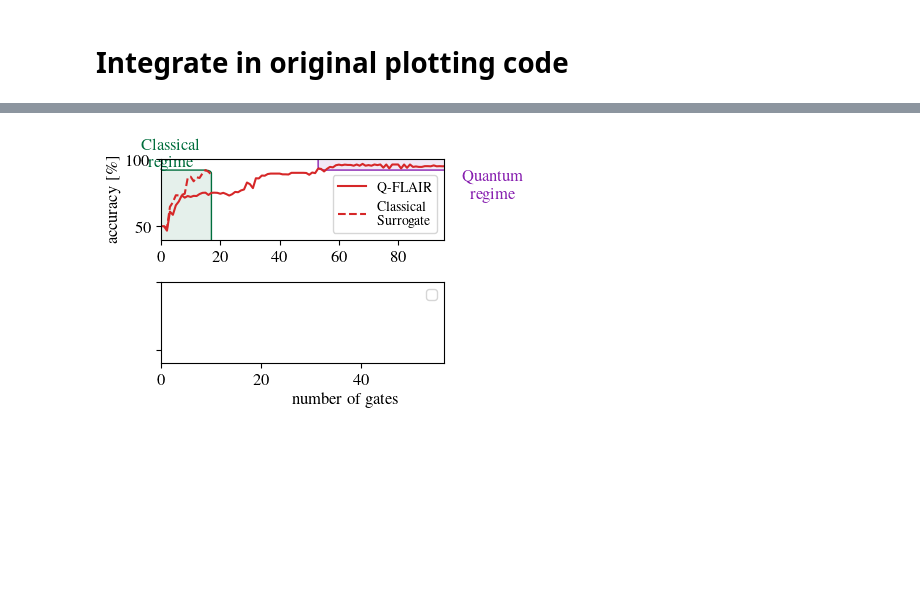
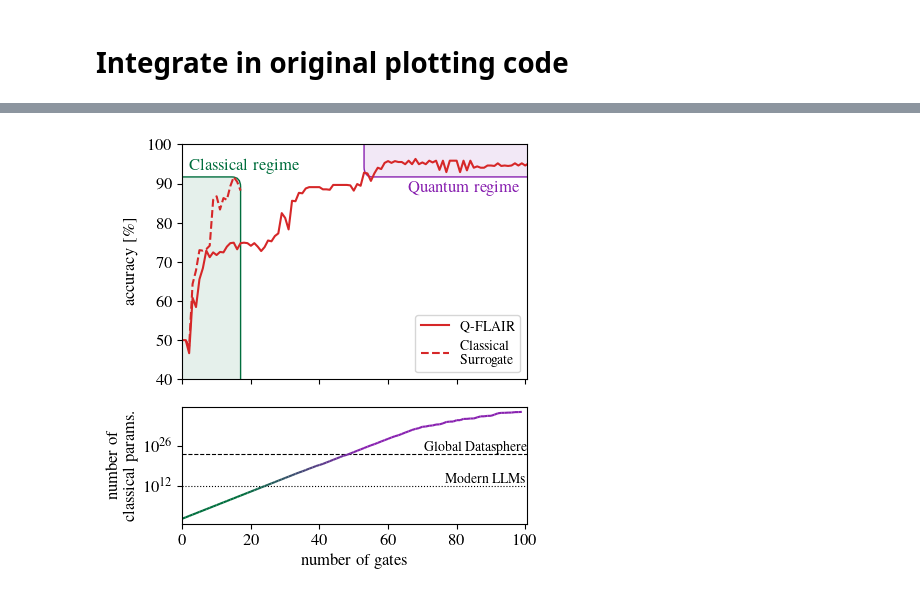
Before and after one commit to phels23/Q-FLAIR, a Jupyter notebook: ClassicalSurrogateBenchmark/fixed_QFLAIR_QNN_benchmark_eval.ipynb, the cells around one changed output, grey strips where cells are left out. Drawn from its saved outputs; the diff is of its cells as text; code cells hidden in the pictures; blank space fills up the shorter version.

Commit message:
Add classical parameter scaling plot

```diff
--- a/ClassicalSurrogateBenchmark/fixed_QFLAIR_QNN_benchmark_eval.ipynb
+++ b/ClassicalSurrogateBenchmark/fixed_QFLAIR_QNN_benchmark_eval.ipynb
@@ -8,7 +8,7 @@ import os
 from torch.utils.benchmark.examples.spectral_ops_fuzz_test import BENCHMARK_MAP
 # %%
 BENCHMARK_RESULTS_DIR = "."
-Q_FLAIR_RESULTS_DIR = "../Results/Data_QNN"
+Q_FLAIR_RESULTS_DIR = "." #"../Results/Data_QNN"
 # %% [markdown]
 # Load accuracy results
 # %%
@@ -129,14 +223,14 @@ def add_rounded_box(ax, p1, p2, c='gray', alpha=0.3, header=None, footer=None):
 mpl.rcParams.update({'text.usetex':True,'font.size': 12, 'font.family': 'serif', 'font.serif': ['Times', 'Computer Modern']})
 
 color = ['tab:red','orange','tab:purple','green']
-fig = plt.figure(figsize=(11.69*0.4, 8.27*0.38))
-
 color_classical_regime = tuple(np.array([0, 110, 61])/255)
 color_quantum_regime = tuple(np.array([136, 33, 176])/255)
 
-# Initialize axes first so we can pass them to the function
-ax1 = plt.subplot(2, 1, 1) # Left plot (BS)
-ax2 = plt.subplot(2, 1, 2) # Right plot (MN)
+
+fig, (ax1, ax2) = plt.subplots(2, 1,
+                               figsize=(11.69*0.4, (4+8.27)*0.38),
+                               sharex=True,
+                               gridspec_kw={'height_ratios': [2, 1]})
 
 # ONLY SINGLE DATASET PLOT FOR NOW (USE SECOND PLOT FOR CLASSICAL PARAMETER CURVE)
 # ==========================================
@@ -179,14 +273,17 @@ ACC1 = np.array([0.5, *ACC1])
 ACCaverOpt_bs = (ACC0 + ACC1) * 0.5
 gatesOpt_bs = np.linspace(0, len(ACCaverOpt_bs)-1, len(ACCaverOpt_bs))
 
+max_n_gates = 100
+ax1.set_xlim(0, max_n_gates + 0.5)
+
 # Plot Q-FLAIR
 curve2, = ax1.plot(gatesOpt_bs, ACCaverOpt_bs*100, '-', color=color[0], label='Q-FLAIR', fillstyle='none')
 
 # 2. Classical Surrogate Benchmark (New)
 # Using max_n_gate=95 based on your original ax1.set_xlim(0, 95+0.5)
-_, comb_df = plot_classical_surrogate_acc(
+model_infos, comb_df = plot_classical_surrogate_acc(
     name,
-    max_n_gate=95,
+    max_n_gate=max_n_gates,
     max_col_name="train_acc",
     ax=ax1,
     data_set_color=color[0]
@@ -196,35 +293,71 @@ _, comb_df = plot_classical_surrogate_acc(
 classical_accs = comb_df['val_acc'].to_numpy() * 100
 quantum_accs = np.asarray(ACCaverOpt_bs) * 100
 n_gates = comb_df['n_gate'].to_numpy()
+max_n_gates_classical_regime = n_gates.max()
 max_classical_acc = classical_accs.max()
-add_rounded_box(ax1, (-10, -10), (n_gates.max(), max_classical_acc), c=color_classical_regime, alpha=0.1, header="Classical\nregime")
+add_rounded_box(ax1, (-10, -10), (max_n_gates_classical_regime, max_classical_acc), c=color_classical_regime, alpha=0.1, header="Classical regime")
 n_gates = np.arange(len(quantum_accs))
 n_gates_quantum_regime = n_gates[quantum_accs > max_classical_acc]
-print(n_gates_quantum_regime)
+
 if len(n_gates_quantum_regime) > 0:
-    add_rounded_box(ax1, (n_gates_quantum_regime.min(), max_classical_acc), (len(n_gates) + 20, 110), c=color_quantum_regime, alpha=0.1, footer="Quantum\nregime")
+    min_n_gates_quantum_regime = n_gates_quantum_regime.min()
+    add_rounded_box(ax1, (min_n_gates_quantum_regime, max_classical_acc), (max_n_gates+3, 110), c=color_quantum_regime, alpha=0.1, footer="Quantum regime")
+    #connect boxes with a vertical line
+    #n_steps = 100
+    #plot_fading_line(ax1, [max_classical_acc]*n_steps, start_idx=0, end_idx=n_steps - 1, color=color_classical_regime, fade_color=color_quantum_regime)
+else:
+    min_n_gates_quantum_regime = n_gates.max() + 1
+
+
+
+# Plot classical parameter counts via plot_fading_line:
+model_param_counts = np.array([int(info['num_freqs'])*2 + 1 for info in model_infos])
+plot_fading_line(
+    ax2,
+    model_param_counts,
+    start_idx=max_n_gates_classical_regime,
+    end_idx=min_n_gates_quantum_regime,
+    color=color_classical_regime,
+    fade_color=color_quantum_regime,
+)
+# add horizontal lines for comparison:
+# LLM 10^12 (trillion) parameters
+# 1. LLM Benchmark (~1 Trillion)
+llm_count = 1e12
+add_benchmark_line(ax2, llm_count, r'Modern LLMs', linestyle=':')
+
+# 2. Global Datasphere (~175 Zettabytes approx 10^23 bytes -> ~10^23 params)
+# You can easily add more now:
+global_data_count = 1.75e23
+add_benchmark_line(ax2, global_data_count, r'Global Datasphere', linestyle='--')
+
+custom_param_ticks = np.array([llm_count, global_data_count, max(model_param_counts)], dtype=float)
 
 # ==========================================
 # FORMATTING
 # ==========================================
 
-# Right Plot Limits (MN)
-ax2.set_xlim(0, 56 + 0.5)
-ax2.set_ylim(0.4 * 100, 1 * 100)
-ax2.tick_params(labelleft=False) # Hide Y labels on the right plot
-ax2.legend(fontsize='small')
-
 # Left Plot Limits (BS)
-ax1.set_xlim(0, 95 + 0.5)
 ax1.set_ylim(0.4 * 100, 1 * 100)
 ax1.set_ylabel(r'accuracy [\%]', fontsize='medium')
 ax1.legend(fontsize='small')
 
+
+ax2.set_yscale('log')
+ax2.set_xlabel('number of gates', fontsize='medium')
+ax2.set_ylabel('number of\nclassical params.', fontsize='medium')
+fig.align_ylabels([ax1, ax2])
+
 # Global Labels
-fig.supxlabel('number of gates', y=0.1, x=0.55, fontsize='medium')
+#fig.supxlabel('number of gates', y=0.1, x=0.55, fontsize='medium')
+
+# in case parameter scaling plot should be hidden:
+#ax2.set_visible(False)
 
 
 plt.tight_layout()
-#plt.savefig('Acc_classical_surrogate_paper.pdf')
+save_path = f'plots/Acc_classical_surrogate_paper_{name}.pdf'
+os.makedirs(os.path.dirname(save_path), exist_ok=True)
+plt.savefig(save_path)
 plt.show()
 # %% [output]
@@ -238 +364 @@ No artists with labels found to put in legend.  Note that artists whose label st
-[figure, old version]
+[figure, new version]
```
Also changed, not shown: parts of 4 cells of this notebook, 6 other files.
